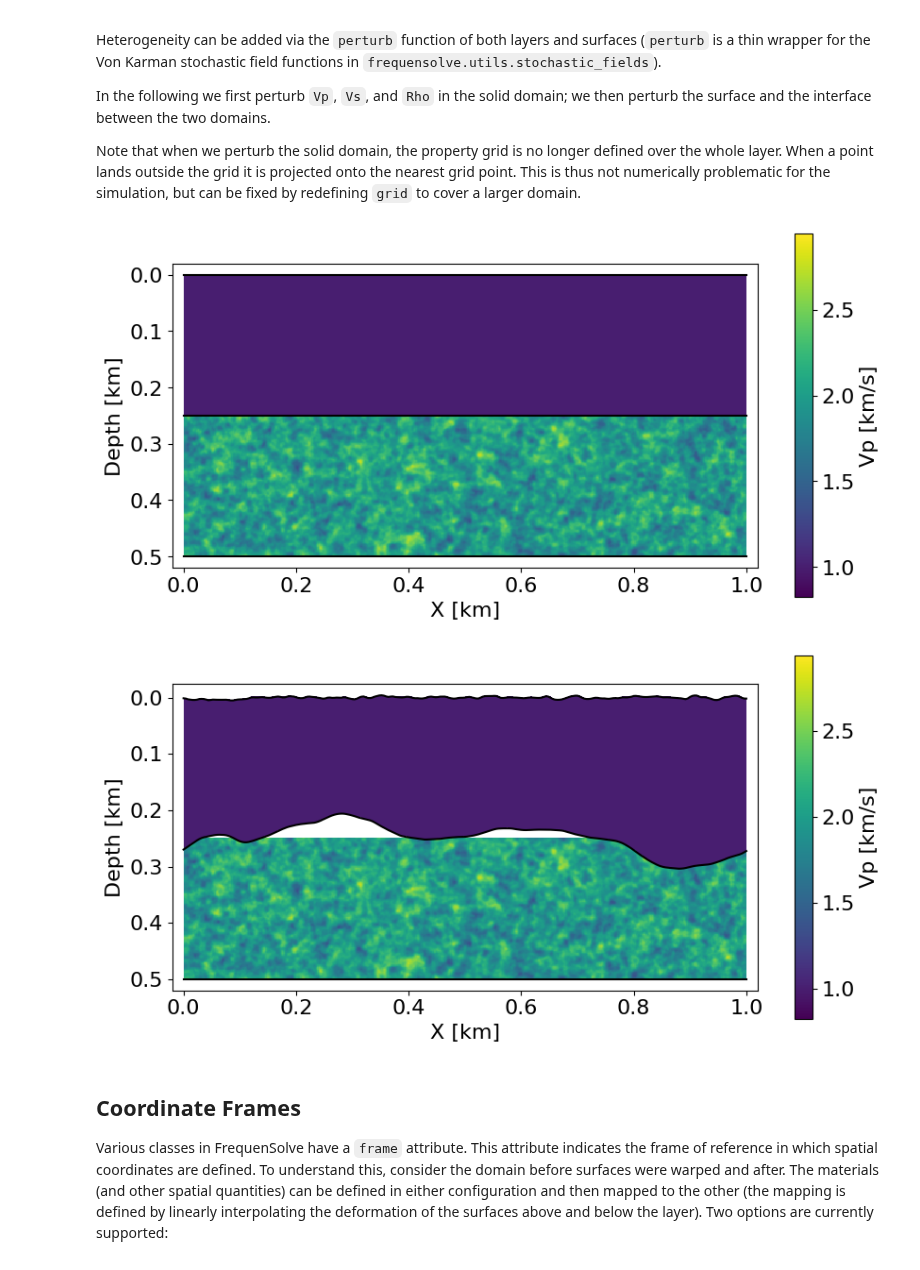
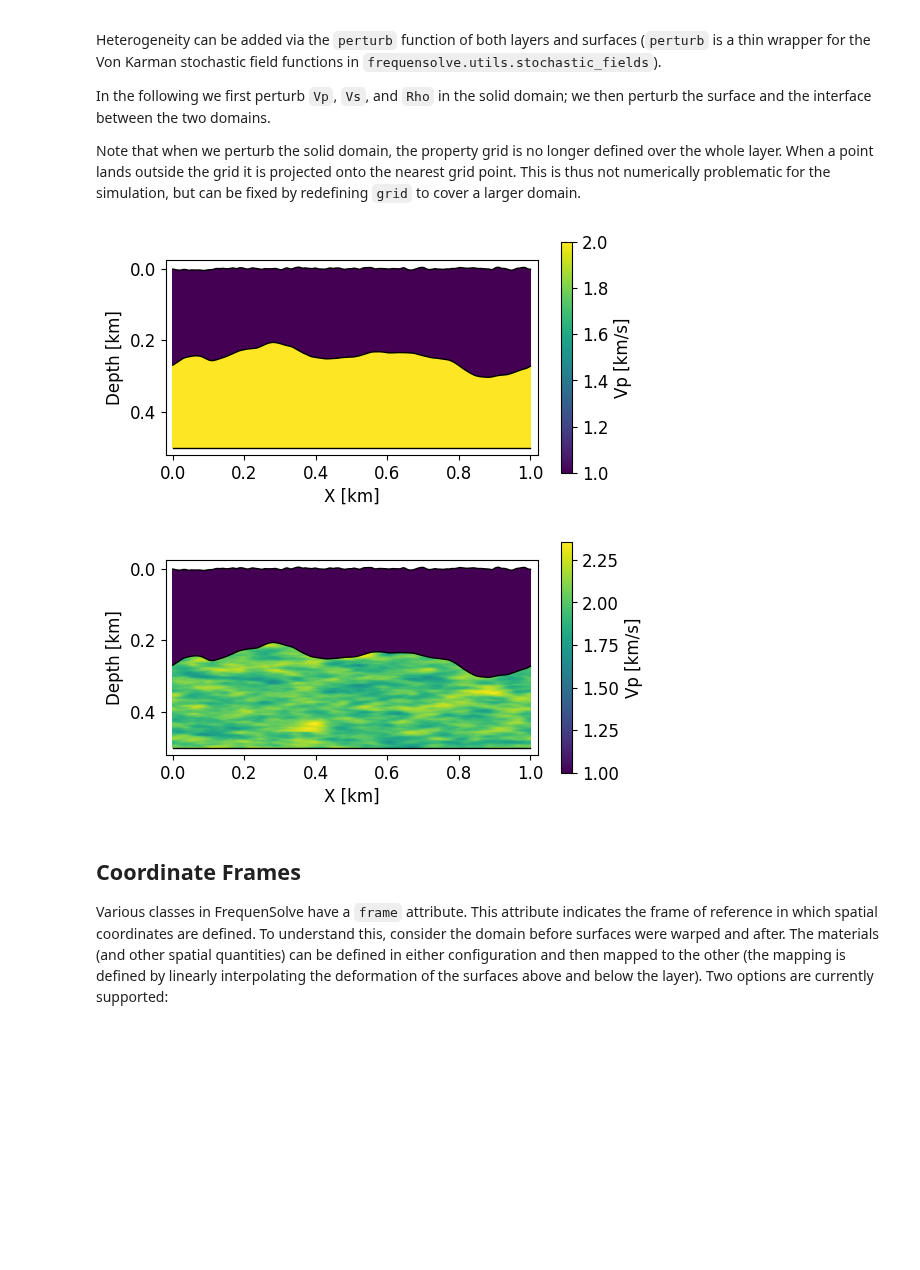
Before and after one commit to FrequenSol/FrequenSolve, a Jupyter notebook: examples/ex02_coupled.ipynb, the cells around one changed output. Drawn from its saved outputs; the diff is of its cells as text; code cells hidden in the pictures; blank space fills up the shorter version.

```diff
--- a/examples/ex02_coupled.ipynb
+++ b/examples/ex02_coupled.ipynb
@@ -82,67 +82,57 @@ Note that when we perturb the solid domain, the property grid is no longer defin
 a point lands outside the grid it is projected onto the nearest grid point. This is thus not numerically
 problematic for the simulation, but can be fixed by redefining `grid` to cover a larger domain.
 # %%
-# Define grid for perturbation
-grid = xr.DataArray(
-    dims = ["x", "z"],
-    coords = {"x": np.linspace(0.0,  1.0, 501),
-              "z": np.linspace(0.25, 0.5, 501)}
-)
-
- # Seed is the random-number generator seed, its value doesn't
- # particularly matter but is fixed here for reproducability
-layer2.perturb(
-    property = ["Vs", "Vp", "Rho"],
-    std = 0.1,
-    L0 = 0.025,
-    nu = 0.5,
-    anisotropy = [1.0, 1.0],
-    xarr = grid,
-    seed = 12
-)
-
-model.plot(
-    property = "Vp",
-    figsize = (10,5),
-    fontsize = 16,
-    aspect = "equal"
-)
-
 # Define grid for perturbation
 grid = xr.DataArray(
     dims=["x"],
     coords={"x": np.linspace(0.0, 1.0, 251)}
 )
 
 # Perturb the top surface
 surface = model.surfaces["top"]
 surface.perturb(
     std = 0.002,
     L0 = 0.025,
     nu = 1,
     xarr = grid,
     seed = 20
 )
 
 # Perturb the middle surface
 interface = model.surfaces["interface"]
 interface.perturb(
     std = 0.025,
     L0 = 0.25,
     nu = 0.5,
     xarr = grid,
     seed = 15
 )
 
-model.plot(
-    property = "Vp",
-    figsize = (10,5),
-    fontsize = 16,
-    aspect = "equal"
+model.plot(property="Vp", figsize=(6,3), aspect="equal")
+
+# Define grid for perturbation
+grid = xr.DataArray(
+    dims = ["x", "z"],
+    coords = {"x": np.linspace(0.0, 1.0, 501),
+              "z": np.linspace(0.0, 0.5, 501)}
 )
+
+ # Seed is the random-number generator seed, its value doesn't
+ # particularly matter but is fixed here for reproducability
+layer2.perturb(
+    property = ["Vs", "Vp", "Rho"],
+    std = 0.05,
+    L0 = 0.025,
+    nu = 0.5,
+    anisotropy = [5.0, 1.0],
+    xarr = grid,
+    seed = 12
+)
+
+model.plot(property="Vp", figsize=(6,3),aspect="equal")
 # %% [output]
-[figure, old version]
+[figure, new version]
-[figure, old version]
+[figure, new version]
 # %% [markdown]
 ## Coordinate Frames
 
```
Also changed, not shown: parts of 3 cells of this notebook, 8 other files.
